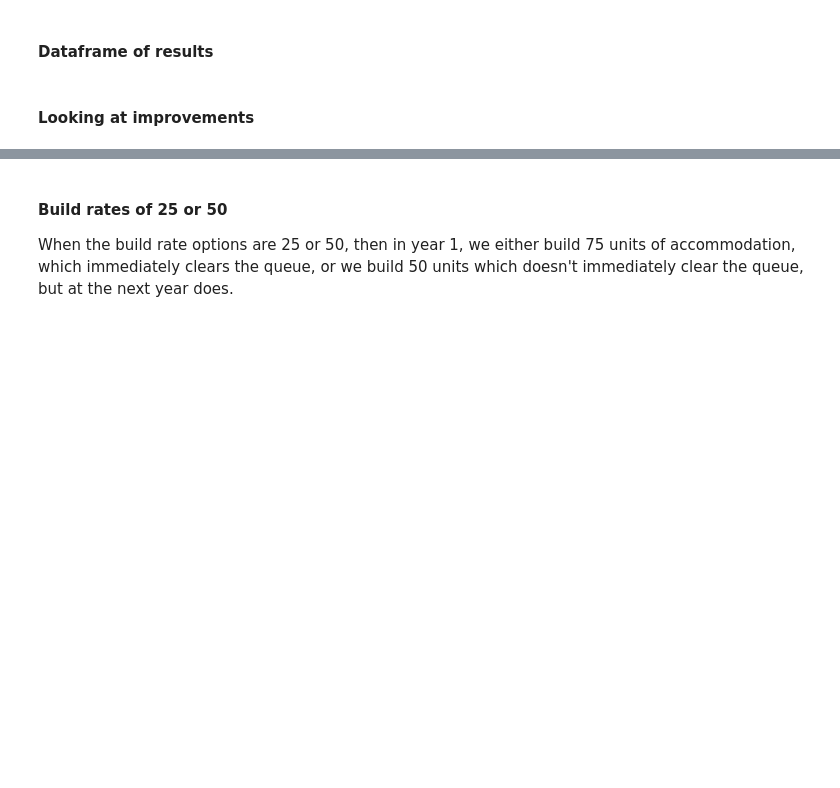
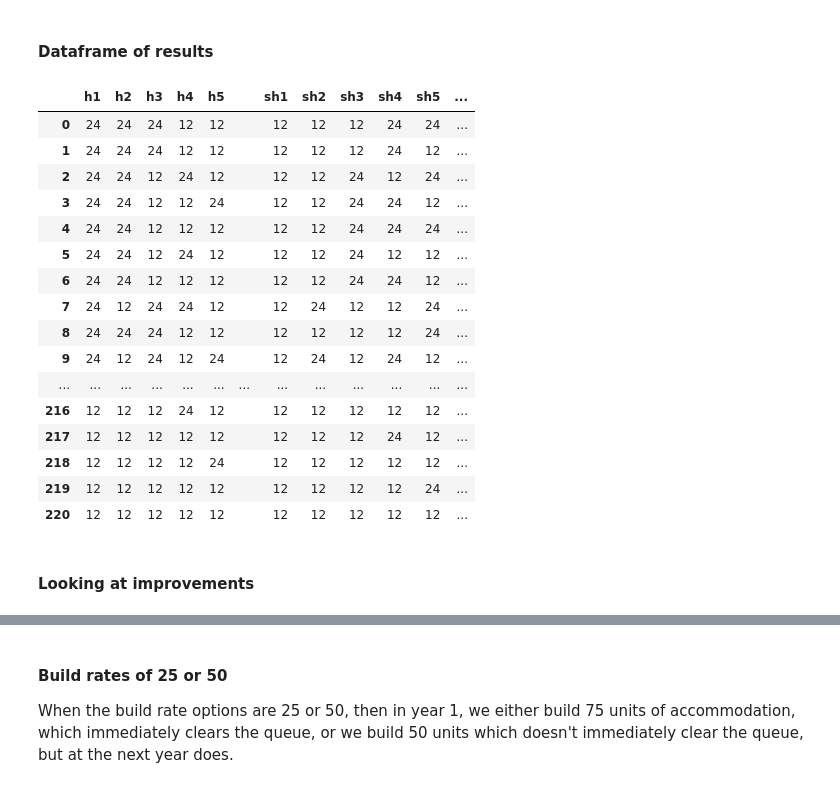
Before and after one commit to grahamburgess3/homeless_services, a Jupyter notebook: 03_simulation_optimisation.ipynb, the cells around one changed output, grey strips where cells are left out. Cells and saved outputs as stored; diff of their text form; code cells hidden in the pictures; blank space fills up the shorter version.

```diff
--- a/03_simulation_optimisation.ipynb
+++ b/03_simulation_optimisation.ipynb
@@ -149,17 +168,36 @@ for i in range(len(sols)):
     my_dict = {}
     for index, element in enumerate(sols[i]['housing']):
         my_dict[index] = element
+    my_dict[5] = " "
     for index, element in enumerate(sols[i]['shelter']):
-        my_dict[index+5] = element
-    my_dict[10] = outputs[i]
+        my_dict[index+6] = element
+    my_dict[11] = outputs[i]
     my_list.append(my_dict)
 df_analytic = pd.DataFrame.from_dict(my_list)
-df_analytic.columns = ['h1', 'h2', 'h3', 'h4', 'h5', 'sh1', 'sh2', 'sh3', 'sh4', 'sh5', 'c']
+df_analytic.columns = ['h1', 'h2', 'h3', 'h4', 'h5', ' ', 'sh1', 'sh2', 'sh3', 'sh4', 'sh5', 'c']
 # %%
 df_concat = df_analytic.sort_values(by='c',ascending=True).reset_index(drop=True).merge(df_sim, on = ['h1', 'h2', 'h3', 'h4', 'h5', 'sh1', 'sh2', 'sh3', 'sh4', 'sh5'])
-df_concat.style.apply(lambda x: ["background: pink" if v == 24 else "" for v in x], axis = 1)
+df_concat.style.apply(lambda x: ["background: pink" if v == 24 else "background: black" if v==' ' else "background: white" for v in x], axis = 1)
+# %% [output]
+|  | h1 | h2 | h3 | h4 | h5 |  | sh1 | sh2 | sh3 | sh4 | sh5 | ... |
+| 0 | 24 | 24 | 24 | 12 | 12 |  | 12 | 12 | 12 | 24 | 24 | ... |
+| 1 | 24 | 24 | 24 | 12 | 12 |  | 12 | 12 | 12 | 24 | 12 | ... |
+| 2 | 24 | 24 | 12 | 24 | 12 |  | 12 | 12 | 24 | 12 | 24 | ... |
+| 3 | 24 | 24 | 12 | 12 | 24 |  | 12 | 12 | 24 | 24 | 12 | ... |
+| 4 | 24 | 24 | 12 | 12 | 12 |  | 12 | 12 | 24 | 24 | 24 | ... |
+| 5 | 24 | 24 | 12 | 24 | 12 |  | 12 | 12 | 24 | 12 | 12 | ... |
+| 6 | 24 | 24 | 12 | 12 | 12 |  | 12 | 12 | 24 | 24 | 12 | ... |
+| 7 | 24 | 12 | 24 | 24 | 12 |  | 12 | 24 | 12 | 12 | 24 | ... |
+| 8 | 24 | 24 | 24 | 12 | 12 |  | 12 | 12 | 12 | 12 | 24 | ... |
+| 9 | 24 | 12 | 24 | 12 | 24 |  | 12 | 24 | 12 | 24 | 12 | ... |
+| ... | ... | ... | ... | ... | ... | ... | ... | ... | ... | ... | ... | ... |
+| 216 | 12 | 12 | 12 | 24 | 12 |  | 12 | 12 | 12 | 12 | 12 | ... |
+| 217 | 12 | 12 | 12 | 12 | 12 |  | 12 | 12 | 12 | 24 | 12 | ... |
+| 218 | 12 | 12 | 12 | 12 | 24 |  | 12 | 12 | 12 | 12 | 12 | ... |
+| 219 | 12 | 12 | 12 | 12 | 12 |  | 12 | 12 | 12 | 12 | 24 | ... |
+| 220 | 12 | 12 | 12 | 12 | 12 |  | 12 | 12 | 12 | 12 | 12 | ... |
-# %% [markdown]
-#### Looking at improvements
+# %% [markdown]
+#### Looking at improvements
 # %%
 low_val = 12
 dims_all = ['h1','h2','h3','h4','h5','sh1','sh2','sh3','sh4','sh5']
```
Also changed, not shown: parts of 13 cells of this notebook, 4 other files.
